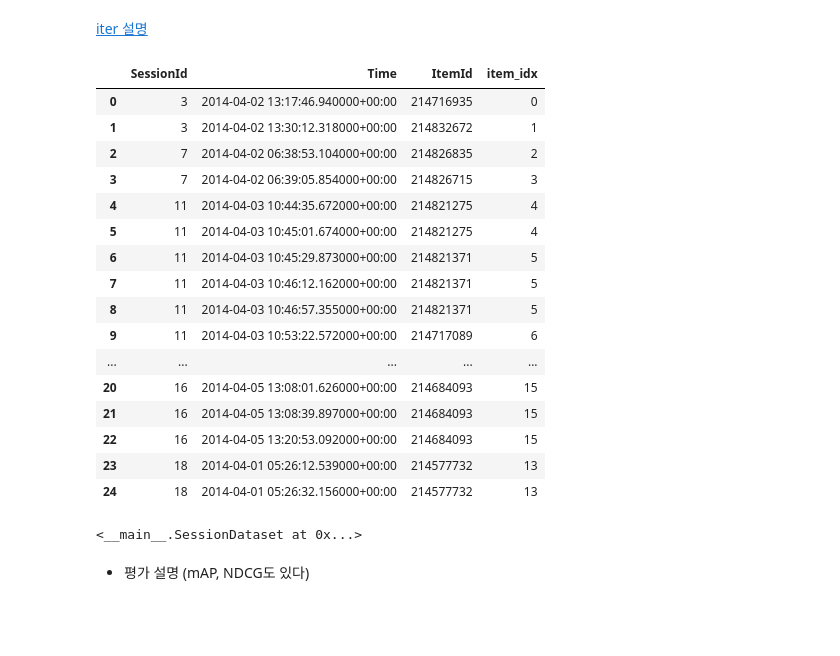
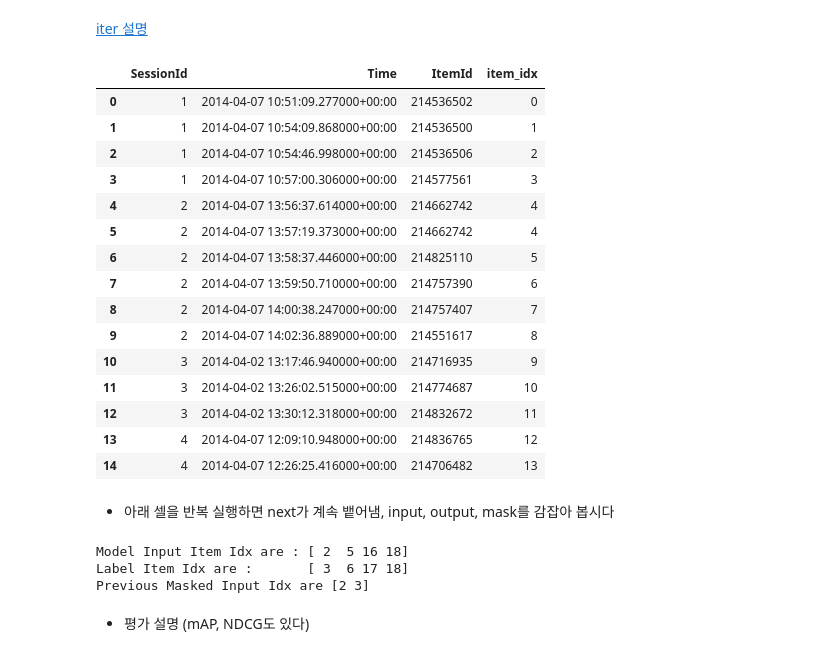
Before and after one commit to ZiminPark/SeqRec, a Jupyter notebook: 지금 이 상품을 클릭한 분들이 다음 상품도 클릭하고 있습니다.ipynb, the cells around one changed output. Saved outputs shown, nothing was run; the diff lists cells and outputs as text; code cells hidden in the pictures; blank space fills up the shorter version.

```diff
--- a/지금 이 상품을 클릭한 분들이 다음 상품도 클릭하고 있습니다.ipynb
+++ b/지금 이 상품을 클릭한 분들이 다음 상품도 클릭하고 있습니다.ipynb
@@ -244,30 +333,25 @@ class SessionDataLoader:
 
         last_session += len(mask)
         return start, end, mask, last_session, finished
-# %%
-sample_df.reset_index(drop=True)
-# %% [output]
-|  | SessionId | Time | ItemId | item_idx |
-| 0 | 3 | 2014-04-02 13:17:46.940000+00:00 | 214716935 | 0 |
-| 1 | 3 | 2014-04-02 13:30:12.318000+00:00 | 214832672 | 1 |
-| 2 | 7 | 2014-04-02 06:38:53.104000+00:00 | 214826835 | 2 |
-| 3 | 7 | 2014-04-02 06:39:05.854000+00:00 | 214826715 | 3 |
-| 4 | 11 | 2014-04-03 10:44:35.672000+00:00 | 214821275 | 4 |
-| 5 | 11 | 2014-04-03 10:45:01.674000+00:00 | 214821275 | 4 |
-| 6 | 11 | 2014-04-03 10:45:29.873000+00:00 | 214821371 | 5 |
-| 7 | 11 | 2014-04-03 10:46:12.162000+00:00 | 214821371 | 5 |
-| 8 | 11 | 2014-04-03 10:46:57.355000+00:00 | 214821371 | 5 |
-| 9 | 11 | 2014-04-03 10:53:22.572000+00:00 | 214717089 | 6 |
-| ... | ... | ... | ... | ... |
-| 20 | 16 | 2014-04-05 13:08:01.626000+00:00 | 214684093 | 15 |
-| 21 | 16 | 2014-04-05 13:08:39.897000+00:00 | 214684093 | 15 |
-| 22 | 16 | 2014-04-05 13:20:53.092000+00:00 | 214684093 | 15 |
-| 23 | 18 | 2014-04-01 05:26:12.539000+00:00 | 214577732 | 13 |
-| 24 | 18 | 2014-04-01 05:26:32.156000+00:00 | 214577732 | 13 |
 # %%
-tr_data_loader = SessionDataLoader(sample, batch_size=2)
+tr_data_loader = SessionDataLoader(tr_dataset, batch_size=4)
 iter_ex = tr_data_loader.__iter__()
+
+tr_dataset.df.head(15)
+# %% [output]
+|  | SessionId | Time | ItemId | item_idx |
+| 0 | 1 | 2014-04-07 10:51:09.277000+00:00 | 214536502 | 0 |
+| 1 | 1 | 2014-04-07 10:54:09.868000+00:00 | 214536500 | 1 |
+| 2 | 1 | 2014-04-07 10:54:46.998000+00:00 | 214536506 | 2 |
+| 3 | 1 | 2014-04-07 10:57:00.306000+00:00 | 214577561 | 3 |
+| 4 | 2 | 2014-04-07 13:56:37.614000+00:00 | 214662742 | 4 |
+| 5 | 2 | 2014-04-07 13:57:19.373000+00:00 | 214662742 | 4 |
+| 6 | 2 | 2014-04-07 13:58:37.446000+00:00 | 214825110 | 5 |
+| 7 | 2 | 2014-04-07 13:59:50.710000+00:00 | 214757390 | 6 |
+| 8 | 2 | 2014-04-07 14:00:38.247000+00:00 | 214757407 | 7 |
+| 9 | 2 | 2014-04-07 14:02:36.889000+00:00 | 214551617 | 8 |
+| 10 | 3 | 2014-04-02 13:17:46.940000+00:00 | 214716935 | 9 |
+| 11 | 3 | 2014-04-02 13:26:02.515000+00:00 | 214774687 | 10 |
+| 12 | 3 | 2014-04-02 13:30:12.318000+00:00 | 214832672 | 11 |
+| 13 | 4 | 2014-04-07 12:09:10.948000+00:00 | 214836765 | 12 |
+| 14 | 4 | 2014-04-07 12:26:25.416000+00:00 | 214706482 | 13 |
-# %%
-sample
-# %% [output]
-<__main__.SessionDataset at 0x...>
@@ -279,3 +358,14 @@ tr_dataset.df.head(10)
+# %% [markdown]
+- 아래 셀을 반복 실행하면 next가 계속 뱉어냄, input, output, mask를 감잡아 봅시다
+# %%
+inputs, labels, mask =  next(iter_ex)
+print(f'Model Input Item Idx are : {inputs}')
+print(f'Label Item Idx are : {"":5} {labels}')
+print(f'Previous Masked Input Idx are {mask}')
+# %% [output]
+Model Input Item Idx are : [ 2  5 16 18]
+Label Item Idx are :       [ 3  6 17 18]
+Previous Masked Input Idx are [2 3]
 # %% [markdown]
 - 평가 설명 (mAP, NDCG도 있다)
 # %%
```
Also changed, not shown: parts of 23 cells of this notebook, 2 other files.
